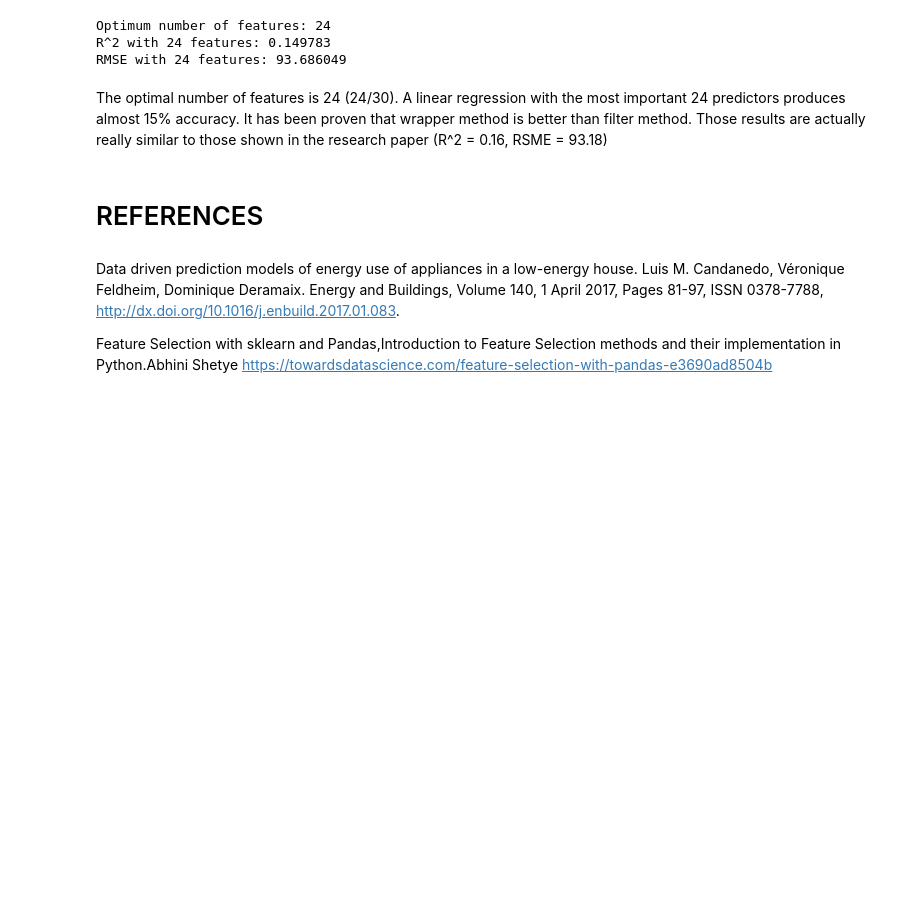
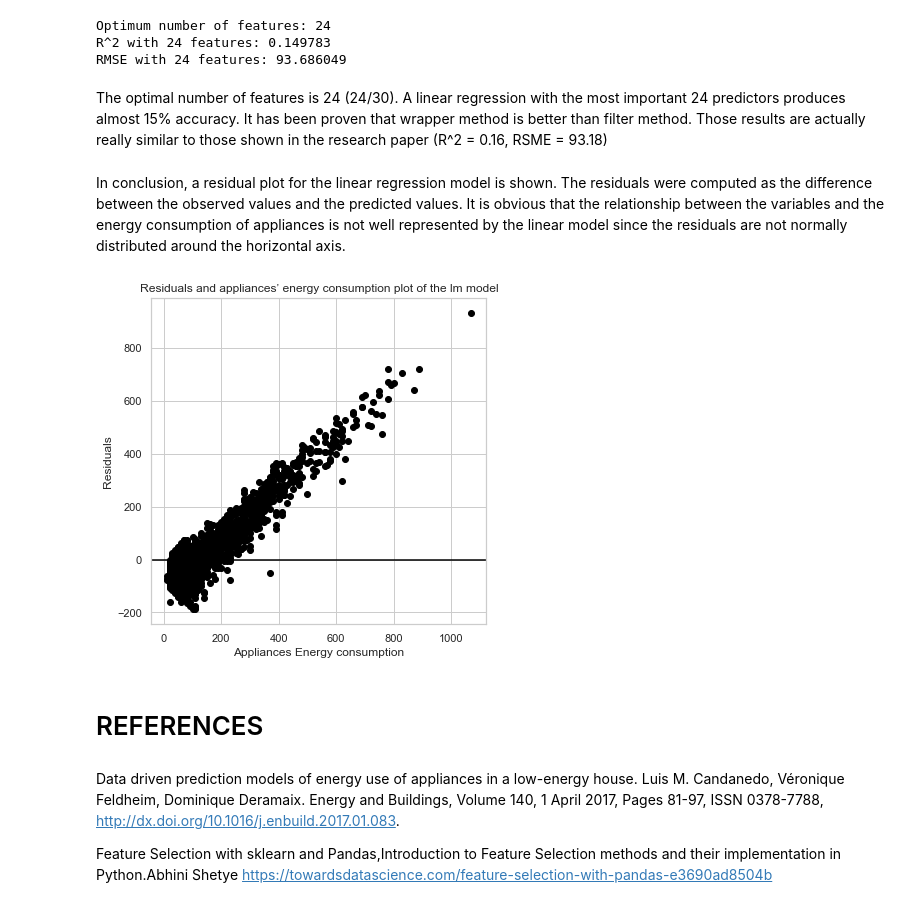
Before and after one commit to fracomp/datascience, a Jupyter notebook: portfolio 2.ipynb, the cells around one changed output. Cells and saved outputs as stored; diff of their text form; code cells hidden in the pictures; blank space fills up the shorter version.

Commit message:
Residual graph done

```diff
--- a/portfolio 2.ipynb
+++ b/portfolio 2.ipynb
@@ -303,6 +303,7 @@ for n in range(len(nof_list)):
         high_score = score
         rmse=RMSE
         nof = nof_list[n]
+        residuals=y_test-predicted
 print("Optimum number of features: %d" %nof)
 print("R^2 with %d features: %f" % (nof, high_score))
 print("RMSE with %d features: %f" % (nof, rmse))
@@ -318,0 +317,12 @@ Those results are actually really similar to those shown in the research paper (
+# %% [markdown]
+In conclusion, a residual plot for the linear regression model is shown. The residuals were computed as the difference between the observed values and the predicted values. It is obvious that the relationship between the variables and the energy consumption of appliances is not well represented by the linear model since the residuals are not normally distributed around the horizontal axis.
+# %%
+plt.figure(figsize=(6,6))
+plt.scatter(y_test, residuals,color='black',marker='o')
+plt.title('Residuals and appliances’ energy consumption plot of the lm model')
+plt.xlabel('Appliances Energy consumption')
+plt.ylabel('Residuals')
+plt.axhline(y=0.0, color='black', linestyle='-')
+plt.show()
+# %% [output]
+[figure, added]
```
Also changed, not shown: parts of 2 cells of this notebook.
